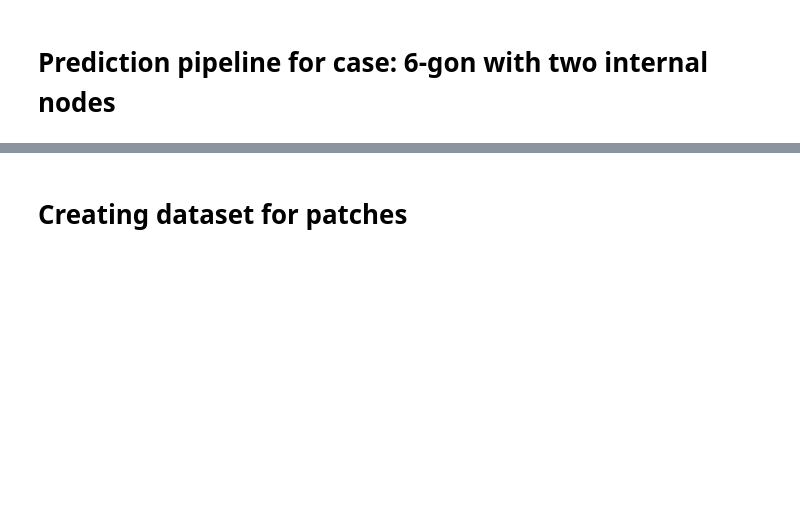
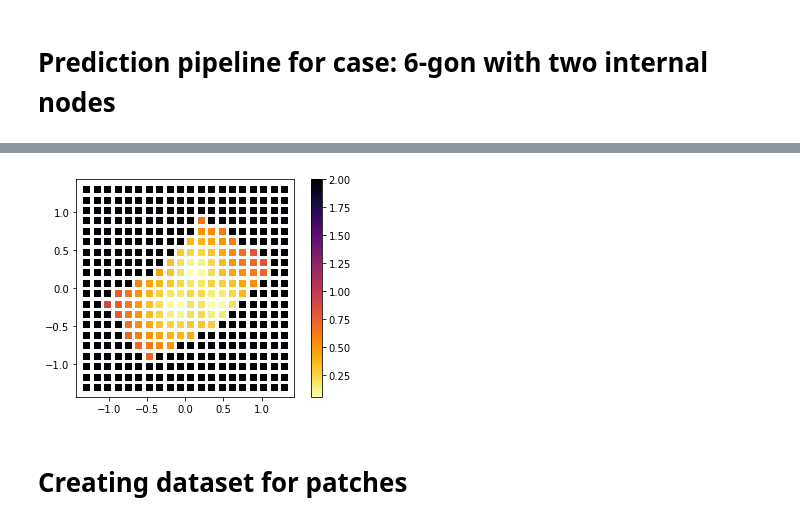
Before and after one commit to Siljekka/GrasshopperMeshAI, a Jupyter notebook: MeshPoints/MachineLearning/nn2.ipynb, the cells around one changed output, grey strips where cells are left out. Saved outputs shown, nothing was run; the diff lists cells and outputs as text; code cells hidden in the pictures; blank space fills up the shorter version.

```diff
--- a/MeshPoints/MachineLearning/nn2.ipynb
+++ b/MeshPoints/MachineLearning/nn2.ipynb
@@ -459,3 +443,16 @@ plt.grid(b=True)
+# %%
+# Try to scatter plot grid points to see whats going on
+flat_pgp = [point for row in point_grid_test for point in row]
+
+pgp_x = [p.x for p in flat_pgp]
+pgp_y = [p.y for p in flat_pgp]
+pgp_s = [p.score for p in flat_pgp]
+
+plt.scatter(pgp_x, pgp_y, c=pgp_s, cmap=plt.cm.inferno_r, marker='s')
+plt.colorbar()
+plt.gca().set_aspect('equal')
+# %% [output]
+[figure, added]
 # %% [markdown]
 # Creating dataset for patches
 # %%
```
Also changed, not shown: parts of 6 cells of this notebook.
